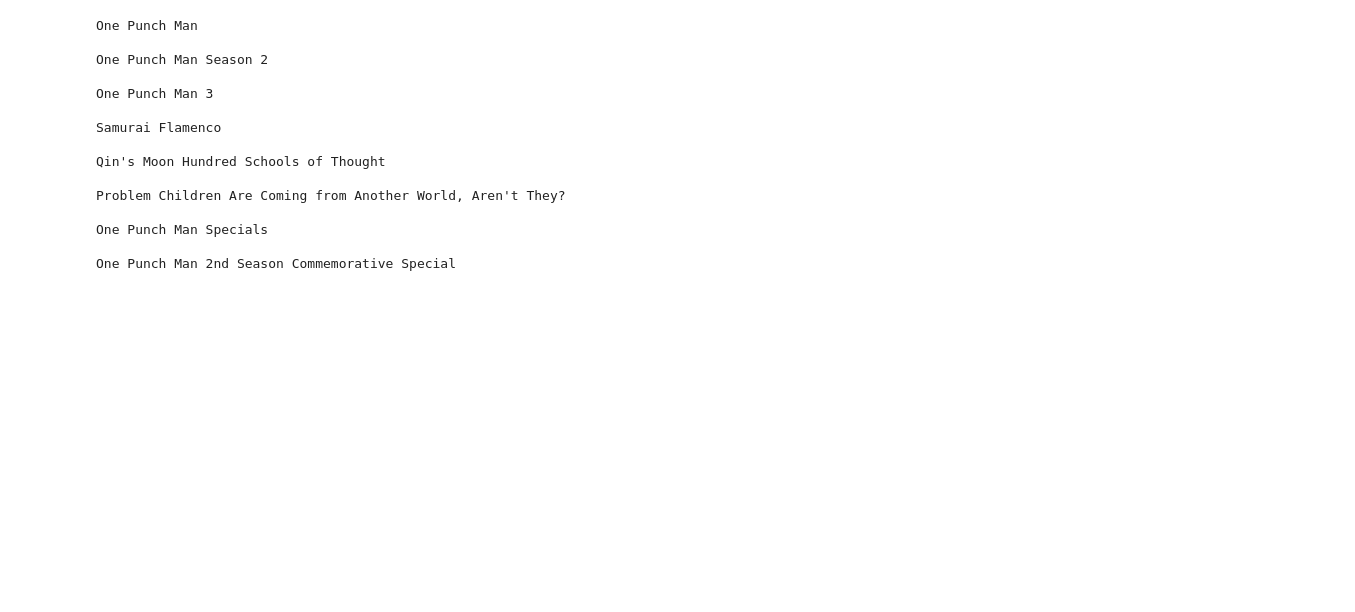
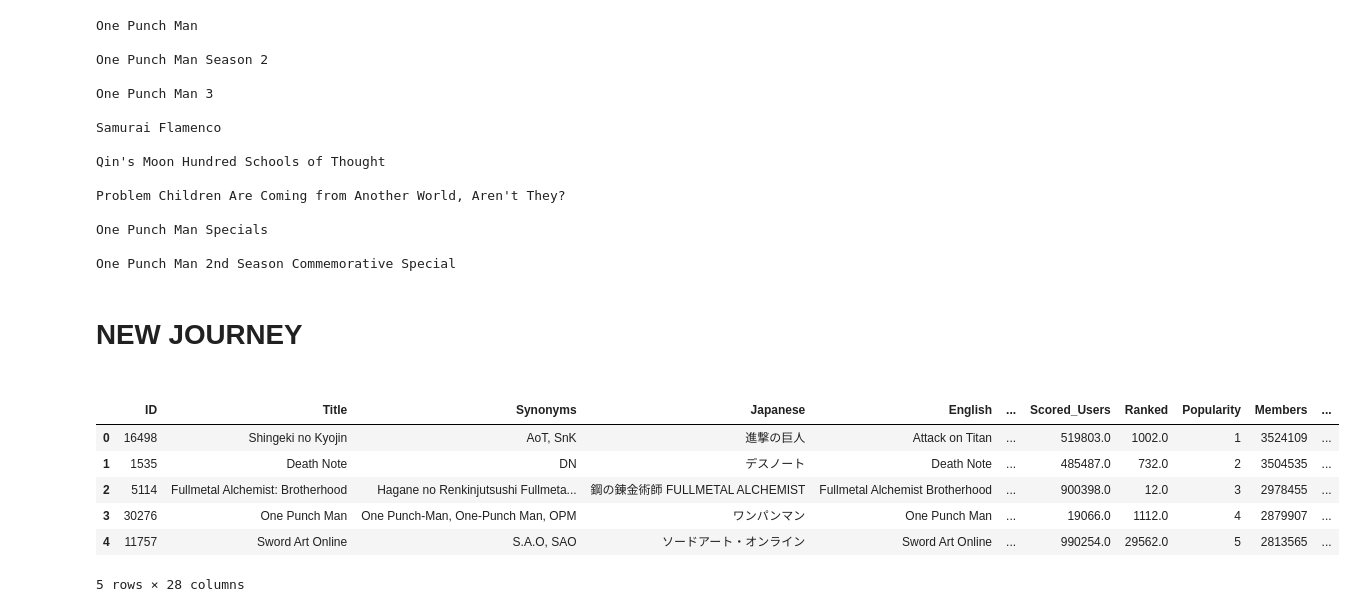
Before and after one commit to 68freeworld/Anime-Recommendation-Model, a Jupyter notebook: anime.ipynb, the cells around one changed output. Cells and saved outputs as stored; diff of their text form; code cells hidden in the pictures; blank space fills up the shorter version.

```diff
--- a/anime.ipynb
+++ b/anime.ipynb
@@ -576,3 +577,16 @@ One Punch Man 2nd Season Commemorative Special
 
 # # Find common recommendations (based on Title, or other ID)
 # common_recs = pd.merge(top_tfidf_recs, top_jaccard_recs, on="English")
+# %% [markdown]
+<h1>NEW JOURNEY<h1>
+# %%
+old = pd.read_csv('AnimeNEW.csv')
+old.head()
+# %% [output]
+|  | ID | Title | Synonyms | Japanese | English | ... | Scored_Users | Ranked | Popularity | Members | ... |
+| 0 | 16498 | Shingeki no Kyojin | AoT, SnK | 進撃の巨人 | Attack on Titan | ... | 519803.0 | 1002.0 | 1 | 3524109 | ... |
+| 1 | 1535 | Death Note | DN | デスノート | Death Note | ... | 485487.0 | 732.0 | 2 | 3504535 | ... |
+| 2 | 5114 | Fullmetal Alchemist: Brotherhood | Hagane no Renkinjutsushi Fullmeta... | 鋼の錬金術師 FULLMETAL ALCHEMIST | Fullmetal Alchemist Brotherhood | ... | 900398.0 | 12.0 | 3 | 2978455 | ... |
+| 3 | 30276 | One Punch Man | One Punch-Man, One-Punch Man, OPM | ワンパンマン | One Punch Man | ... | 19066.0 | 1112.0 | 4 | 2879907 | ... |
+| 4 | 11757 | Sword Art Online | S.A.O, SAO | ソードアート・オンライン | Sword Art Online | ... | 990254.0 | 29562.0 | 5 | 2813565 | ... |
+5 rows × 28 columns
```
Also changed, not shown: parts of 12 cells of this notebook, 1 other file.
